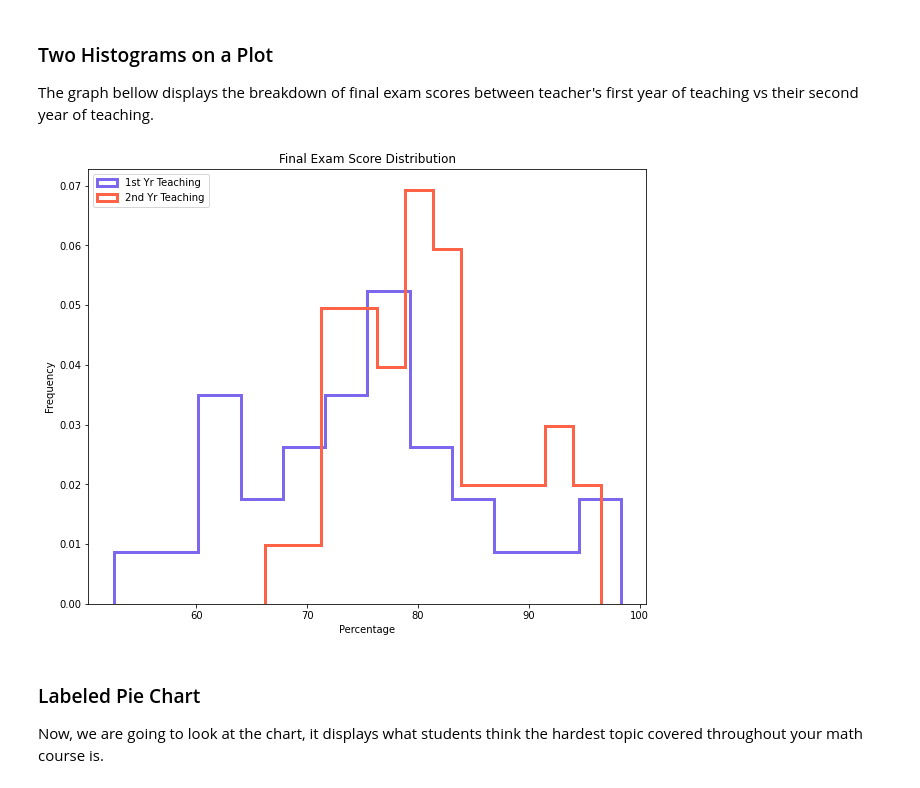
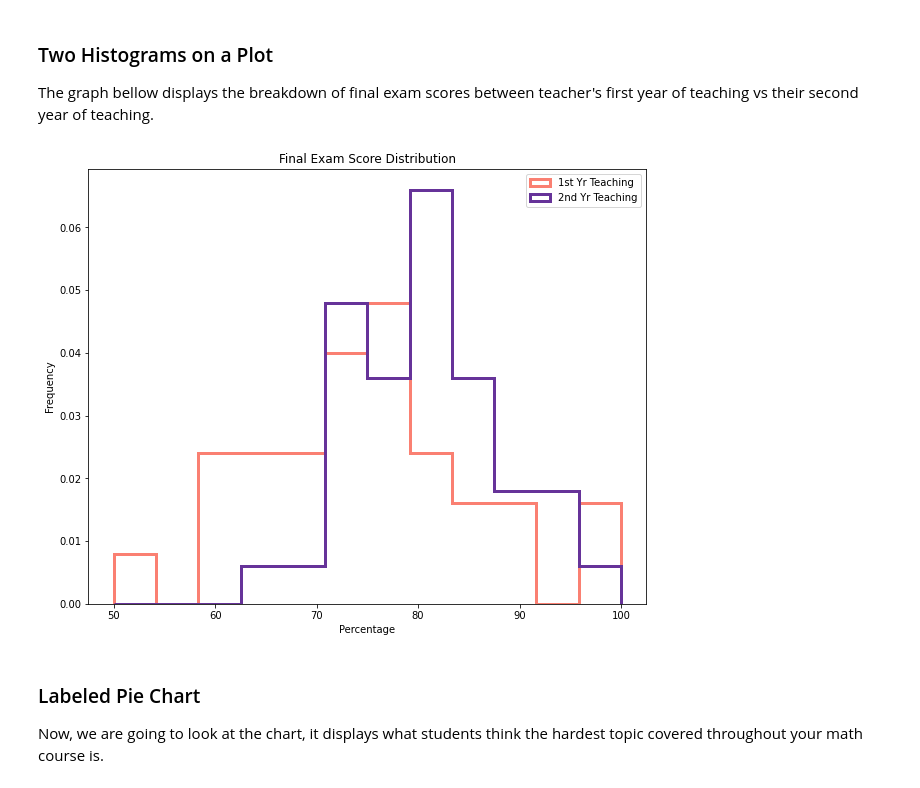
Before and after one commit to jadidaniel/jupyter-notebooks, a Jupyter notebook: graphs_for_teacher.ipynb, the cells around one changed output. Cells and saved outputs as stored; diff of their text form; code cells hidden in the pictures.

Commit message:
Fix backet sizes for teacher's graphs

```diff
--- a/graphs_for_teacher.ipynb
+++ b/graphs_for_teacher.ipynb
@@ -127,24 +127,24 @@ The graph bellow displays the breakdown of final exam scores between teacher's f
 # %%
 # List of data for the graph
 exam_scores1 = [62.58, 67.63, 81.37, 52.53, 62.98, 72.15, 59.05, 73.85, 97.24, 76.81, 89.34, 74.44, 68.52, 85.13, 90.75, 70.29, 75.62, 85.38, 77.82, 98.31, 79.08, 61.72, 71.33, 80.77, 80.31, 78.16, 61.15, 64.99, 72.67, 78.94]
 exam_scores2 = [72.38, 71.28, 79.24, 83.86, 84.42, 79.38, 75.51, 76.63, 81.48,78.81,79.23,74.38,79.27,81.07,75.42,90.35,82.93,86.74,81.33,95.1,86.57,83.66,85.58,81.87,92.14,72.15,91.64,74.21,89.04,76.54,81.9,96.5,80.05,74.77,72.26,73.23,92.6,66.22,70.09,77.2]
 
 # Plot
 plt.figure(figsize=(10, 8))
-plt.hist(exam_scores1, bins = 12, density = True, histtype = 'step', linewidth = 3, color = 'MediumSlateBlue', label = '1st Yr Teaching')
-plt.hist(exam_scores2, bins = 12, density = True, histtype = 'step', linewidth = 3, color = 'Tomato', label = '2nd Yr Teaching')
+plt.hist(exam_scores1, bins = 12, range = (50,100), density = True, histtype = 'step', linewidth = 3, color = 'Salmon', label = '1st Yr Teaching')
+plt.hist(exam_scores2, bins = 12, range = (50,100), density = True, histtype = 'step', linewidth = 3, color = 'RebeccaPurple', label = '2nd Yr Teaching')
 
 # Legend
 plt.legend(loc = 0)
 
 # Titles
 plt.title('Final Exam Score Distribution')
 plt.xlabel('Percentage')
 plt.ylabel('Frequency')
 
 plt.show()
 # %% [output]
-[figure, old version]
+[figure, new version]
 # %% [markdown]
 ### Labeled Pie Chart
 
```
